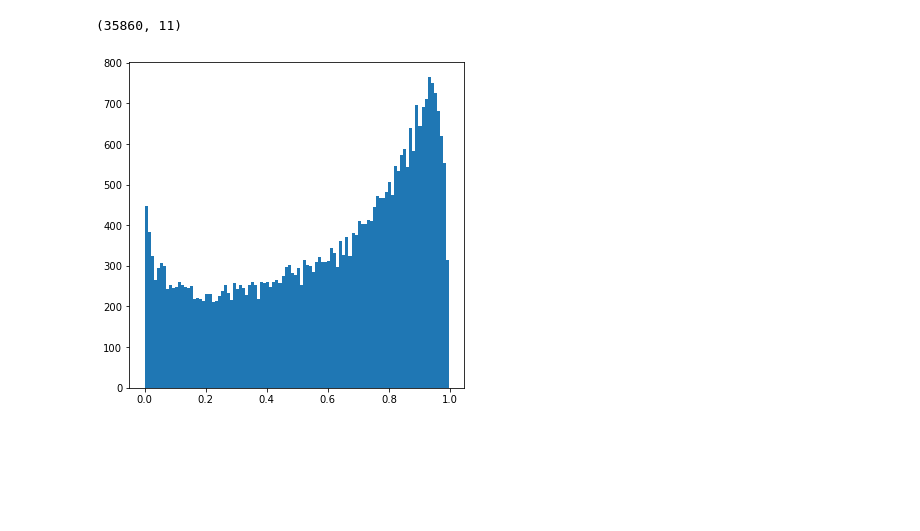
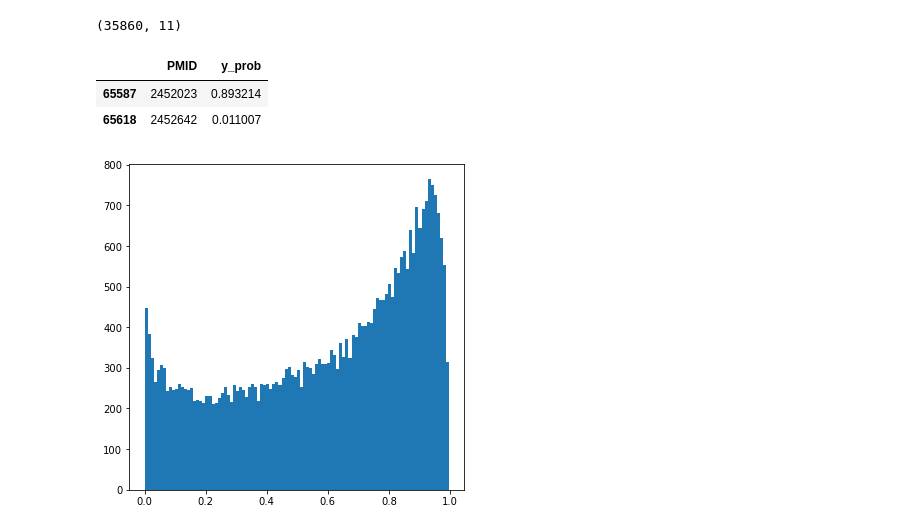
Before and after one commit to ShiuLab/plant_sci_hist, a Jupyter notebook: 9_wrap_up/script_9_3b_suggested_analysis_2.ipynb, the cells around one changed output. Cells and saved outputs as stored; diff of their text form; code cells hidden in the pictures; blank space fills up the shorter version.

```diff
--- a/9_wrap_up/script_9_3b_suggested_analysis_2.ipynb
+++ b/9_wrap_up/script_9_3b_suggested_analysis_2.ipynb
@@ -176,3 +176,10 @@ cand_df_with_mesh = cand_df[cand_df['PMID'].isin(in_cand)]
 cand_df_with_mesh.shape
 # %% [output]
 (35860, 11)
+# %%
+cand_df_with_mesh_select = cand_df_with_mesh[["PMID", "y_prob"]]
+cand_df_with_mesh_select.head(2)
+# %% [output]
+|  | PMID | y_prob |
+| 65587 | 2452023 | 0.893214 |
+| 65618 | 2452642 | 0.011007 |
```
Also changed, not shown: parts of 1 cell of this notebook, 2 other files.
